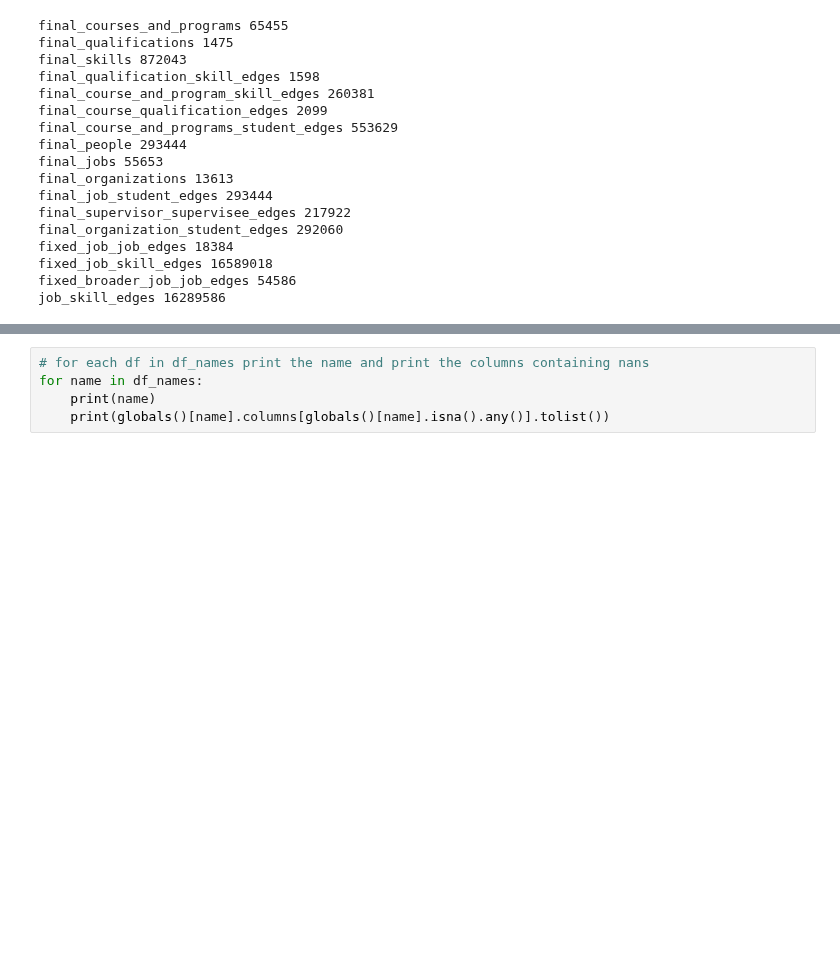
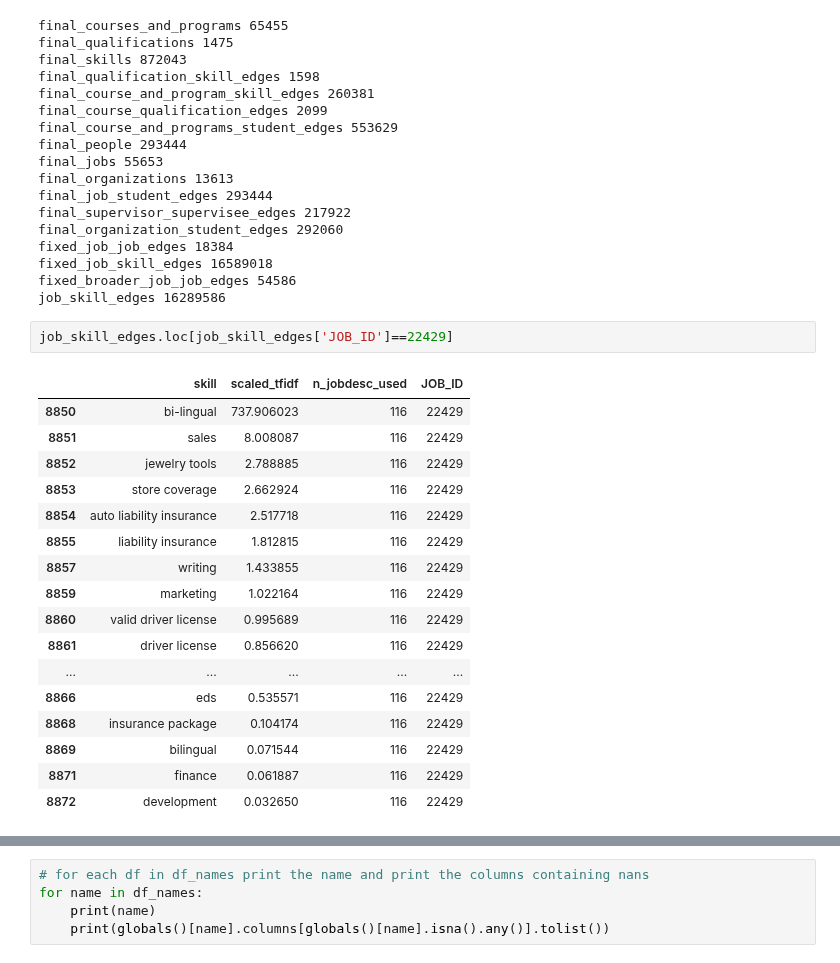
Before and after one commit to AmosDinh/Skill_Job_GNN, a Jupyter notebook: make_dataset_with_learnings_v1.ipynb, the cells around one changed output, grey strips where cells are left out. Drawn from its saved outputs; the diff is of its cells as text; blank space fills up the shorter version.

```diff
--- a/make_dataset_with_learnings_v1.ipynb
+++ b/make_dataset_with_learnings_v1.ipynb
@@ -124,3 +124,23 @@ fixed_job_job_edges 18384
 fixed_job_skill_edges 16589018
 fixed_broader_job_job_edges 54586
 job_skill_edges 16289586
+# %%
+job_skill_edges.loc[job_skill_edges['JOB_ID']==22429]
+# %% [output]
+|  | skill | scaled_tfidf | n_jobdesc_used | JOB_ID |
+| 8850 | bi-lingual | 737.906023 | 116 | 22429 |
+| 8851 | sales | 8.008087 | 116 | 22429 |
+| 8852 | jewelry tools | 2.788885 | 116 | 22429 |
+| 8853 | store coverage | 2.662924 | 116 | 22429 |
+| 8854 | auto liability insurance | 2.517718 | 116 | 22429 |
+| 8855 | liability insurance | 1.812815 | 116 | 22429 |
+| 8857 | writing | 1.433855 | 116 | 22429 |
+| 8859 | marketing | 1.022164 | 116 | 22429 |
+| 8860 | valid driver license | 0.995689 | 116 | 22429 |
+| 8861 | driver license | 0.856620 | 116 | 22429 |
+| ... | ... | ... | ... | ... |
+| 8866 | eds | 0.535571 | 116 | 22429 |
+| 8868 | insurance package | 0.104174 | 116 | 22429 |
+| 8869 | bilingual | 0.071544 | 116 | 22429 |
+| 8871 | finance | 0.061887 | 116 | 22429 |
+| 8872 | development | 0.032650 | 116 | 22429 |
```
Also changed, not shown: parts of 13 cells of this notebook.
